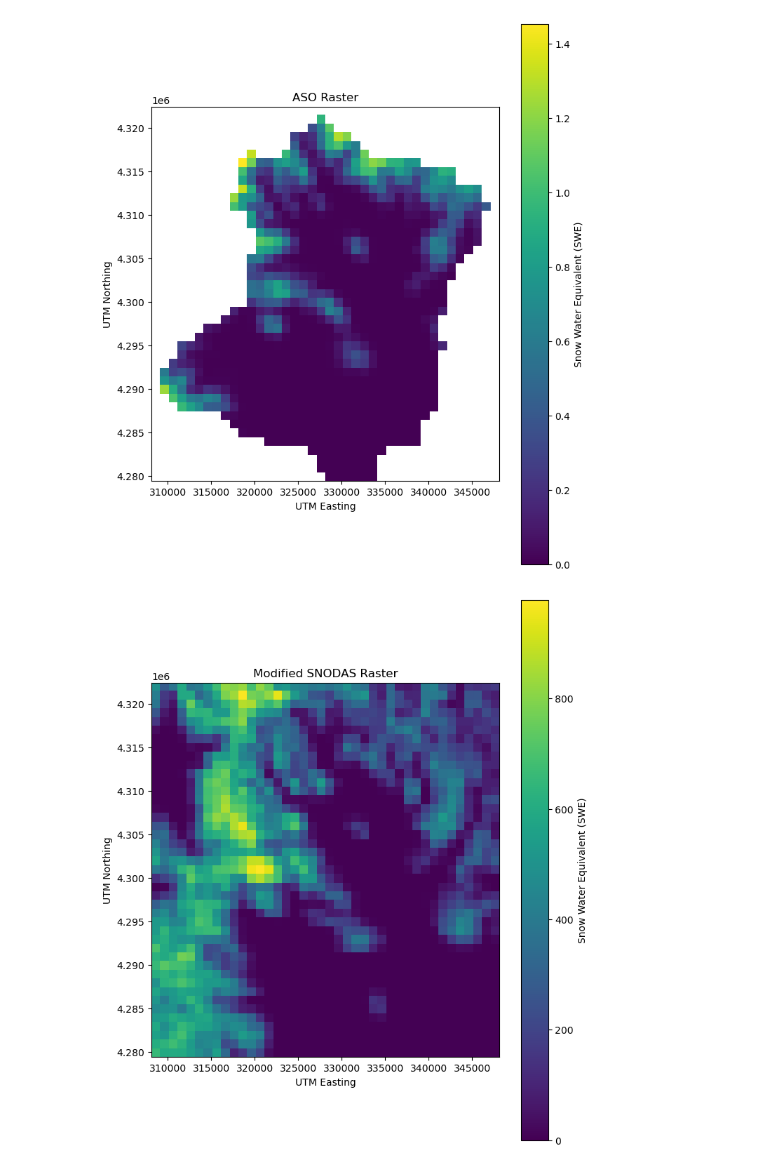
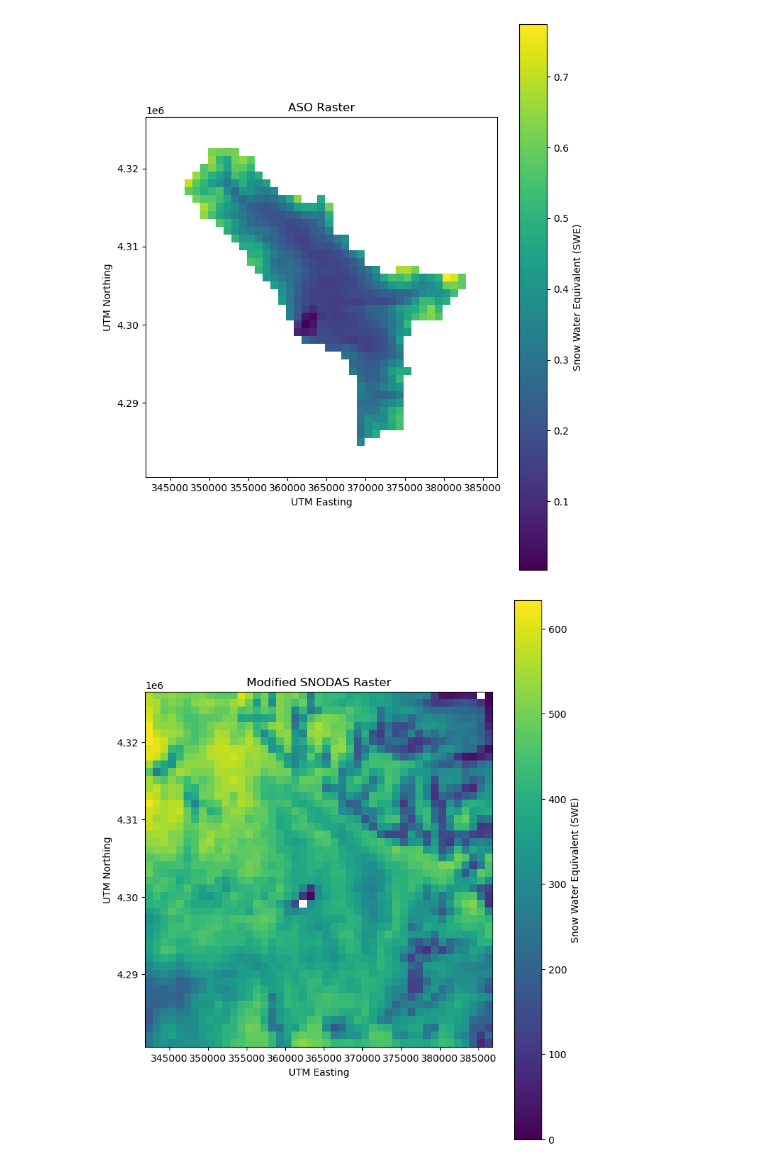
Before and after one commit to eritchie4599/Modeled-vs-Observed-Snow-Depth, a Jupyter notebook: ASO_SNODAS_comp.ipynb, the cells around one changed output. Saved outputs shown, nothing was run; the diff lists cells and outputs as text; code cells hidden in the pictures.

```diff
--- a/ASO_SNODAS_comp.ipynb
+++ b/ASO_SNODAS_comp.ipynb
@@ -80,17 +81,11 @@ resample_raster(input_filepath, output_filepath, target_resolution)
 '''
 Presenting ASO and SNODAS rasters in the same extent and projection
 '''
-import os
-import rasterio
-import numpy as np
-import matplotlib.pyplot as plt
-from rasterio.warp import reproject, Resampling
-
-# Path to the first raster (in UTM)
-aso_raster_path = 'USCOGE_20190610_resampled_raster.tif'  # Update this with the path to your UTM ASO raster
+#Path to the first raster (in UTM)
+aso_raster_path = 'Reproj_rasters_asocomp/ASO_USCOGT_20190408_resampled_raster.tif'  # Update this with the path to your UTM ASO raster
 
 # Path to the second raster
-snodas_raster_path = 'SNODAS_tiffs/2019/Jun/us_swe_20190610_.tif'  # Update this with the path to your second (SNODAS) raster
+snodas_raster_path = 'SNODAS_tiffs/2019/Apr/us_swe_20190408_.tif'  # Update this with the path to your second (SNODAS) raster
 
 figsize=(8,10)
 
@@ -98,8 +93,9 @@ figsize=(8,10)
 with rasterio.open(aso_raster_path) as aso_src:
     aso_data = aso_src.read(1)
     aso_extent = rasterio.plot.plotting_extent(aso_src)
+    aso_data_masked = np.where(aso_data == -9999, np.nan, aso_data)  # Mask -9999 values
     plt.figure(figsize=figsize)
-    plt.imshow(aso_data, cmap='viridis', extent=aso_extent)
+    plt.imshow(aso_data_masked, cmap='viridis', extent=aso_extent)
     plt.colorbar(label='Snow Water Equivalent (SWE)')
     plt.title('ASO Raster')
     plt.xlabel('UTM Easting')
@@ -108,6 +104,10 @@ with rasterio.open(aso_raster_path) as aso_src:
 
 # Plot Modified SNODAS Raster
 with rasterio.open(snodas_raster_path) as snodas_src:
+    # Mask -9999 values
+    snodas_data = snodas_src.read(1)
+    snodas_data_masked = np.where(snodas_data == -9999, np.nan, snodas_data)
+
     # Get CRS and transform information from ASO raster
     aso_crs = aso_src.crs
     aso_transform = aso_src.transform
@@ -119,37 +119,40 @@ with rasterio.open(snodas_raster_path) as snodas_src:
         destination=reprojected_data,
         src_transform=snodas_src.transform,
         src_crs=snodas_src.crs,
         dst_transform=aso_transform,
         dst_crs=aso_crs,
         resampling=Resampling.bilinear
     )
 
+    # Mask -9999 values in reprojected data
+    reprojected_data_masked = np.where(reprojected_data == -9999, np.nan, reprojected_data)
+
     # Plot Modified SNODAS Raster
     plt.figure(figsize=figsize)
-    plt.imshow(reprojected_data, cmap='viridis', extent=aso_extent)
+    plt.imshow(reprojected_data_masked, cmap='viridis', extent=aso_extent)
     plt.colorbar(label='Snow Water Equivalent (SWE)')
     plt.title('Modified SNODAS Raster')
     plt.xlabel('UTM Easting')
     plt.ylabel('UTM Northing')
     plt.show()
 
     # Save Modified SNODAS Raster
-    output_snodas_path = 'Snodas_20190610_clipped.tif'  # Define output filepath
+    output_snodas_path = 'Reproj_rasters_asocomp/Snodas_USCOGT_20190408_clipped.tif'  # Define output filepath
     with rasterio.open(
             output_snodas_path,
             'w',
             driver='GTiff',
             height=reprojected_data.shape[0],
             width=reprojected_data.shape[1],
             count=1,
             dtype=reprojected_data.dtype,
             crs=aso_crs,
             transform=aso_transform,
     ) as dst:
         dst.write(reprojected_data, 1)
 # %% [output]
-[figure, old version]
+[figure, new version]
-[figure, old version]
+[figure, new version]
 # %%
 '''
 function to find bounding box of aso raster. Needed for csv construction and meshgrid
```
Also changed, not shown: parts of 7 cells of this notebook.
